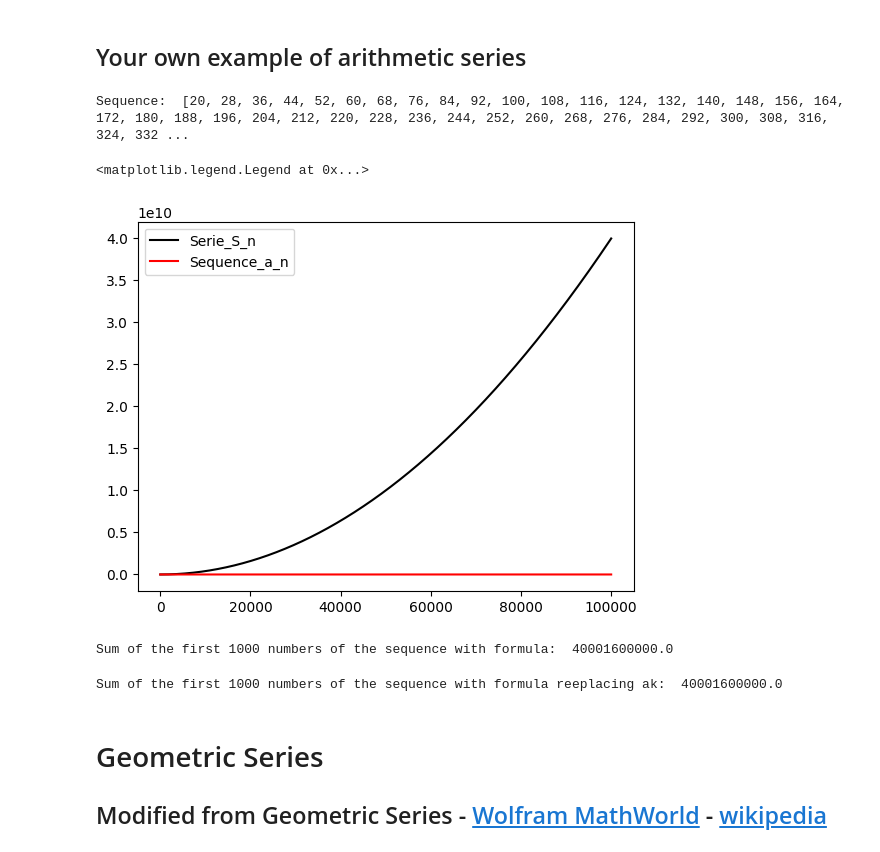
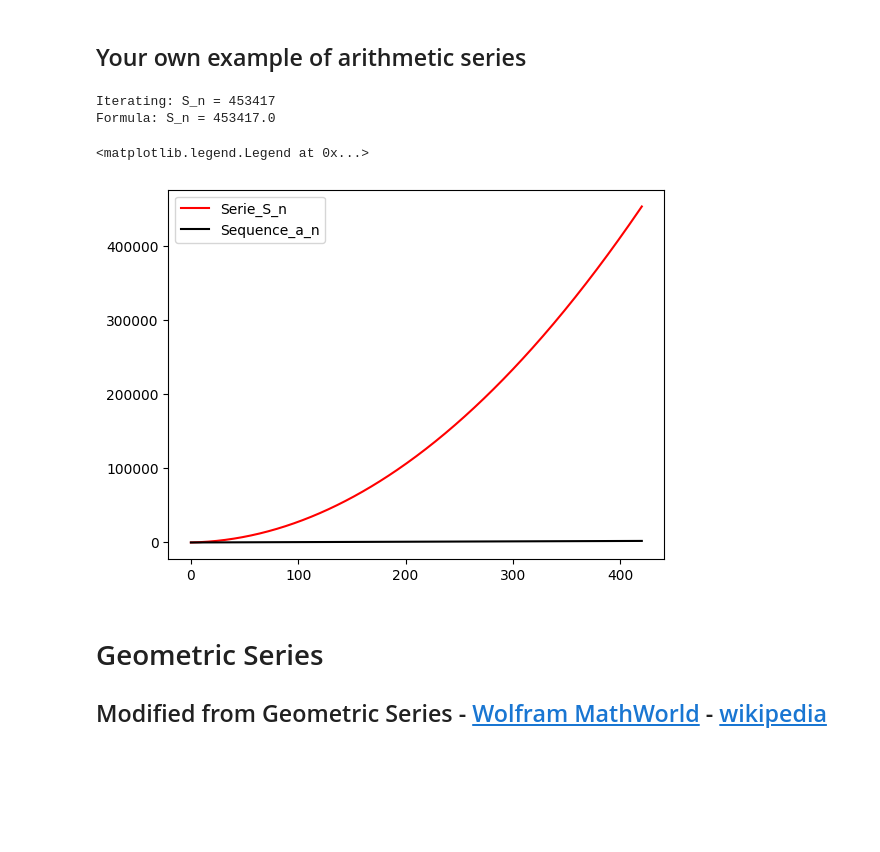
Before and after one commit to AndersonStick/MetNumUN2023II, a Jupyter notebook: Lab1/abarreratArithmeticSeriesGeometricSeriesPowerSums.ipynb, the cells around one changed output. Saved outputs shown, nothing was run; the diff lists cells and outputs as text; code cells hidden in the pictures; blank space fills up the shorter version.

```diff
--- a/Lab1/abarreratArithmeticSeriesGeometricSeriesPowerSums.ipynb
+++ b/Lab1/abarreratArithmeticSeriesGeometricSeriesPowerSums.ipynb
@@ -212,42 +212,40 @@ plt.legend()
 [figure]
 # %% [markdown]
 ## Your own example of arithmetic series
-# %%
-n = 100000
-a = 20
-d = 8
-S_n = 0
-sequence_sn = []
-serie_an = []
-for i in range(1,n+1):  # range(n+19 goes form 1 to n
-  a_n = a + d * (i-1)
-  S_n = S_n + a_n
-  sequence_sn.append(S_n)
-  serie_an.append(a_n)
-
-
-print("Sequence: ", serie_an)
-print("Sum of the first 100000 numbers of the sequence: ", S_n)
-print("Sequence of the sum: ", sequence_sn)
-# %% [output]
-Sequence:  [20, 28, 36, 44, 52, 60, 68, 76, 84, 92, 100, 108, 116, 124, 132, 140, 148, 156, 164, 172, 180, 188, 196, 204, 212, 220, 228, 236, 244, 252, 260, 268, 276, 284, 292, 300, 308, 316, 324, 332 ...
-# %%
-import matplotlib.pyplot as plt
-
-plt.plot(sequence_sn, color='black',label='Serie_S_n')
-plt.plot(serie_an, color='red',label='Sequence_a_n')
-plt.legend()
-# %% [output]
-<matplotlib.legend.Legend at 0x...>
-[figure, removed]
-# %%
-print("Sum of the first 1000 numbers of the sequence with formula: ", n*(a + a_n)/2)
-# %% [output]
-Sum of the first 1000 numbers of the sequence with formula:  40001600000.0
-# %%
-print("Sum of the first 1000 numbers of the sequence with formula reeplacing ak: ", n*(2*a +d*(n-1))/2)
-# %% [output]
-Sum of the first 1000 numbers of the sequence with formula reeplacing ak:  40001600000.0
+# %%
+import matplotlib.pyplot as plt
+
+n = 420
+a = 5
+d = 27
+S_n = 0
+for i in range(0,n+1):
+  a_n = a * i + d
+  S_n = S_n + a_n
+
+print(f"Iterating: S_n = {S_n}")
+print(f"Formula: S_n = {(1/2)*(420 + 1)*(27 + 5*420+27)}\n\n")
+
+n = 420
+a = 5
+d = 27
+S_n = 0
+Serie_S_n=[]
+Sequence_a_n =[]
+for i in range(0,n+1):
+  a_n = a*i + d
+  S_n = S_n + a_n
+  Serie_S_n.append(S_n)
+  Sequence_a_n.append(a_n)
+
+plt.plot(range(0,n+1), Serie_S_n, color='red',label='Serie_S_n')
+plt.plot(range(0,n+1), Sequence_a_n, color='black',label='Sequence_a_n')
+plt.legend()
+# %% [output]
+Iterating: S_n = 453417
+Formula: S_n = 453417.0
+<matplotlib.legend.Legend at 0x...>
+[figure, added]
 # %% [markdown]
 # Geometric Series
 
```
Also changed, not shown: parts of 14 cells of this notebook, 1 other file.
